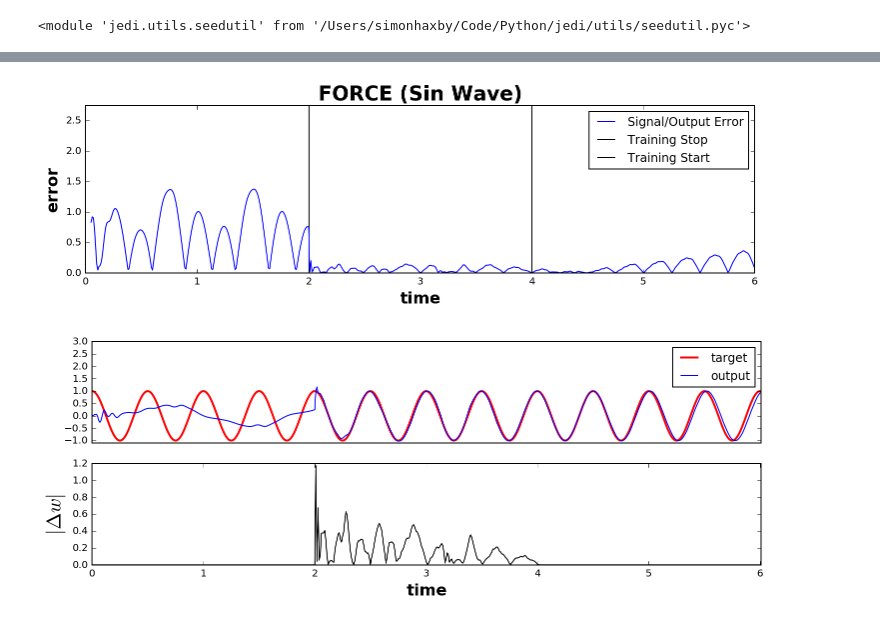
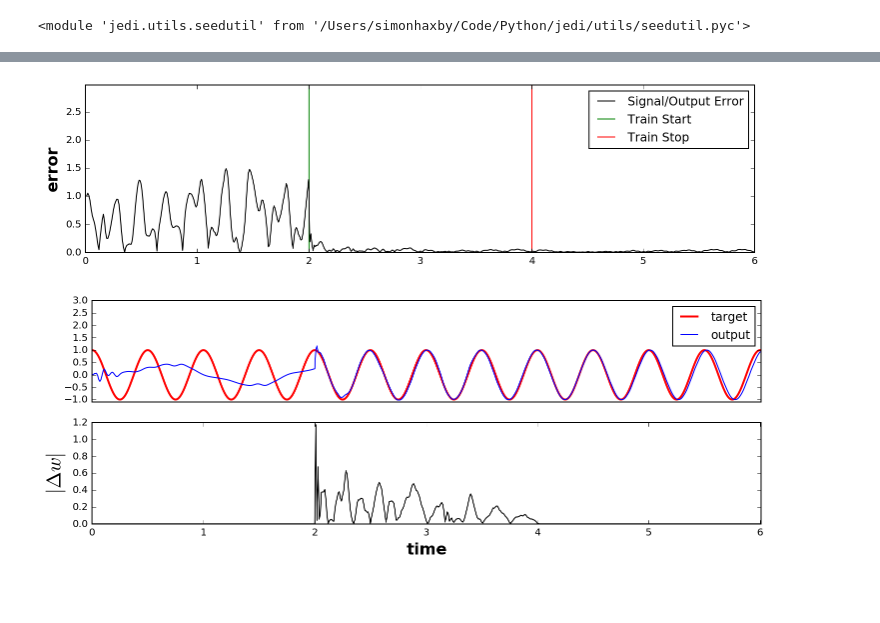
Before and after one commit to avicennax/jedi, a Jupyter notebook: notebooks/Plots.ipynb, the cells around one changed output, grey strips where cells are left out. Cells and saved outputs as stored; diff of their text form; code cells hidden in the pictures; blank space fills up the shorter version.

```diff
--- a/notebooks/Plots.ipynb
+++ b/notebooks/Plots.ipynb
@@ -98,6 +105,0 @@ for i in range(10):
-# %%
-plt.figure(figsize=(12,3))
-plt.xlim(0,6)
-plot.signal_error(errors, t, tstart, tstop, title= "FORCE (Sin Wave)", burn_in=5)
-# %% [output]
-[figure, removed]
@@ -104,3 +108,24 @@ plot.signal_error(errors, t, tstart, tstop, title= "FORCE (Sin Wave)", burn_in=5
+# %%
+errs = errors
+burn_in = 1
+title = ""
+
+plt.figure(figsize=(12,3))
+plt.xlim(0,6)
+mean = True
+if mean:
+    errs = np.mean(errs, axis=0)
+ymax = 2*np.max(errs[burn_in:])
+plt.plot(t[burn_in:], errs[burn_in:], 'k', label="Signal/Output Error")
+plt.vlines(tstart,0, ymax, colors='g', label='Train Start')
+plt.vlines(tstop,0, ymax, colors='r', label='Train Stop')
+plt.ylim(0,ymax)
+#plt.xlabel('time', fontweight='bold', fontsize=16)
+plt.ylabel('error', fontweight='bold', fontsize=16)
+plt.title(title, fontweight='bold', fontsize=20)
+plt.legend();
+# %% [output]
+[figure, added]
 # %%
 plt.figure(figsize=(12,4))
 plot.target_vs_output_plus_error(t, z, wu, target, offset=1, log=False)
```
Also changed, not shown: parts of 13 cells of this notebook, 16 other files.
